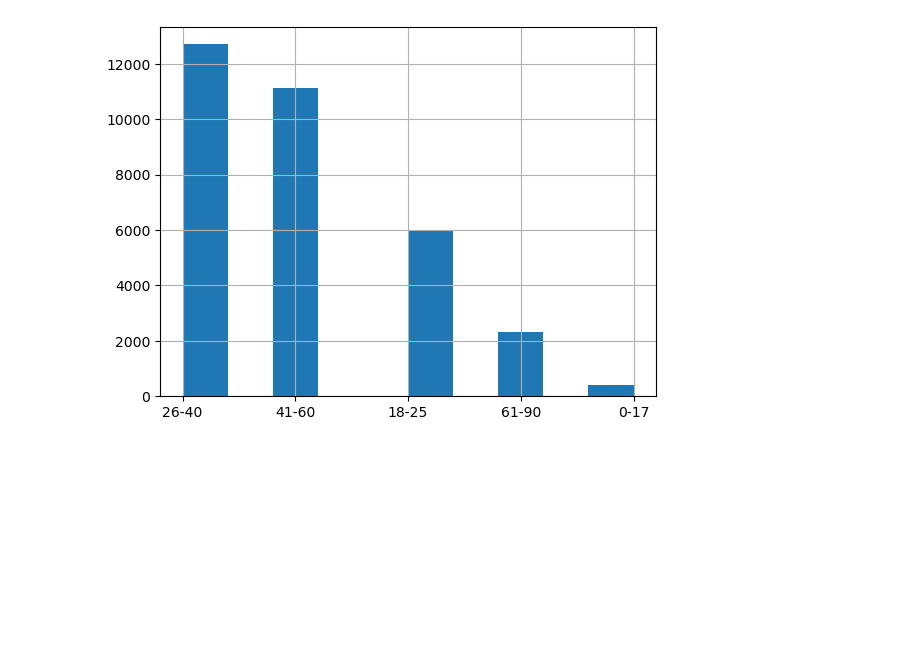
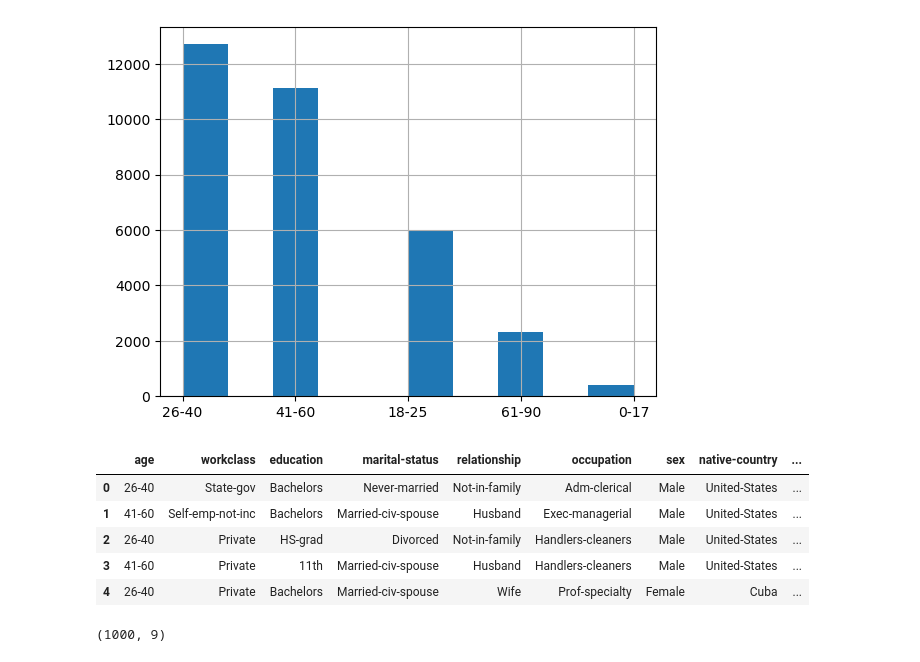
Before and after one commit to Dionmax/BurningMyBrain, a Jupyter notebook: EstatisticaDataScience/FrequencyDistribution.ipynb, the cells around one changed output. Cells and saved outputs as stored; diff of their text form; code cells hidden in the pictures; blank space fills up the shorter version.

```diff
--- a/EstatisticaDataScience/FrequencyDistribution.ipynb
+++ b/EstatisticaDataScience/FrequencyDistribution.ipynb
@@ -244,7 +244,11 @@ dataframe["age"].min(), dataframe["age"].max()
 # %% [output]
 (17, 90)
 # %%
-dataframe["age"] = pd.cut(dataframe["age"], bins=[0, 17, 25, 40, 60, 90], labels=["0-17", "18-25", "26-40", "41-60", "61-90"])
+dataframe["age"] = pd.cut(
+    dataframe["age"],
+    bins=[0, 17, 25, 40, 60, 90],
+    labels=["0-17", "18-25", "26-40", "41-60", "61-90"],
+)
 
 dataframe.head(10)
 # %% [output]
@@ -264,3 +268,32 @@ dataframe["age"].hist()
 # %% [output]
 <Axes: >
 [figure]
+# %%
+dataset_apriori = dataframe[
+    [
+        "age",
+        "workclass",
+        "education",
+        "marital-status",
+        "relationship",
+        "occupation",
+        "sex",
+        "native-country",
+        "income",
+    ]
+]
+
+dataset_apriori.head()
+# %% [output]
+|  | age | workclass | education | marital-status | relationship | occupation | sex | native-country | ... |
+| 0 | 26-40 | State-gov | Bachelors | Never-married | Not-in-family | Adm-clerical | Male | United-States | ... |
+| 1 | 41-60 | Self-emp-not-inc | Bachelors | Married-civ-spouse | Husband | Exec-managerial | Male | United-States | ... |
+| 2 | 26-40 | Private | HS-grad | Divorced | Not-in-family | Handlers-cleaners | Male | United-States | ... |
+| 3 | 41-60 | Private | 11th | Married-civ-spouse | Husband | Handlers-cleaners | Male | United-States | ... |
+| 4 | 26-40 | Private | Bachelors | Married-civ-spouse | Wife | Prof-specialty | Female | Cuba | ... |
+# %%
+dataset_apriori = dataset_apriori.sample(1000)
+
+dataset_apriori.shape
+# %% [output]
+(1000, 9)
```
Also changed, not shown: parts of 4 cells of this notebook.
